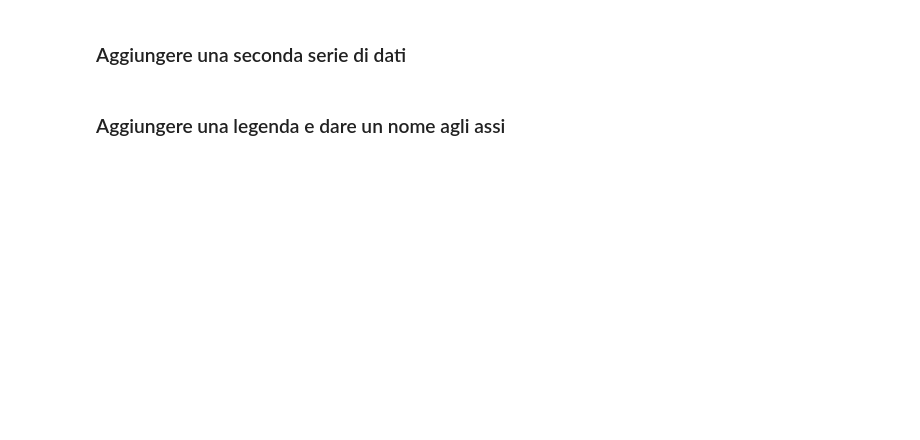
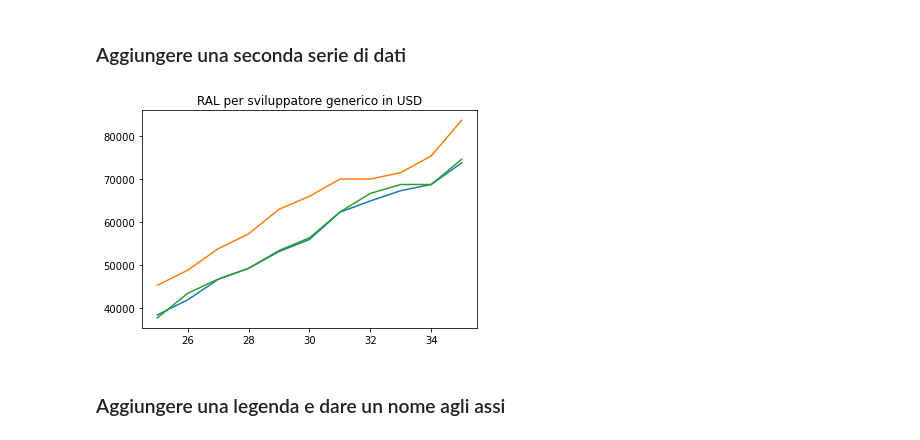
Before and after one commit to SGiuri/ML_PD-2122, a Jupyter notebook: ML_PD-01-IntroduzioneAllaDataScience/ML_PD-ds07-Matplotlib.ipynb, the cells around one changed output. Saved outputs shown, nothing was run; the diff lists cells and outputs as text; code cells hidden in the pictures; blank space fills up the shorter version.

```diff
--- a/ML_PD-01-IntroduzioneAllaDataScience/ML_PD-ds07-Matplotlib.ipynb
+++ b/ML_PD-01-IntroduzioneAllaDataScience/ML_PD-ds07-Matplotlib.ipynb
@@ -32,4 +57,16 @@ js_dev_y = [37810, 43515, 46823, 49293, 53437,
 # %% [markdown]
 ### Aggiungere una seconda serie di dati
+# %%
+plt.plot(dev_x, dev_y)
+plt.plot(dev_x, py_dev_y)
+plt.plot(dev_x, js_dev_y)
+
+# RAL = Reddito annuo lordo
+plt.title("RAL per sviluppatore generico in USD")
+
+
+plt.show()
+# %% [output]
+[figure, added]
 # %% [markdown]
 ### Aggiungere una legenda e dare un nome agli assi
```
Also changed, not shown: parts of 14 cells of this notebook.
